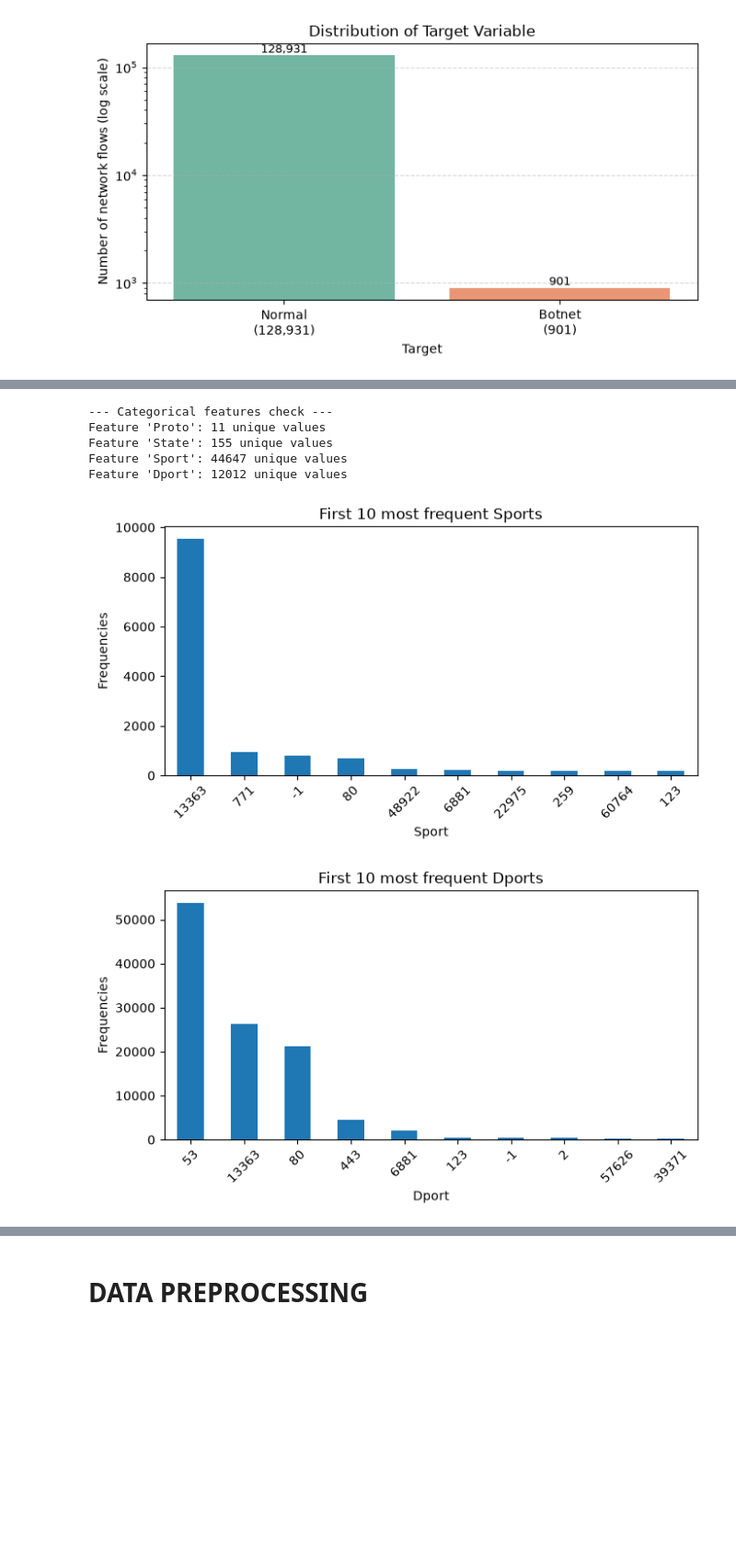
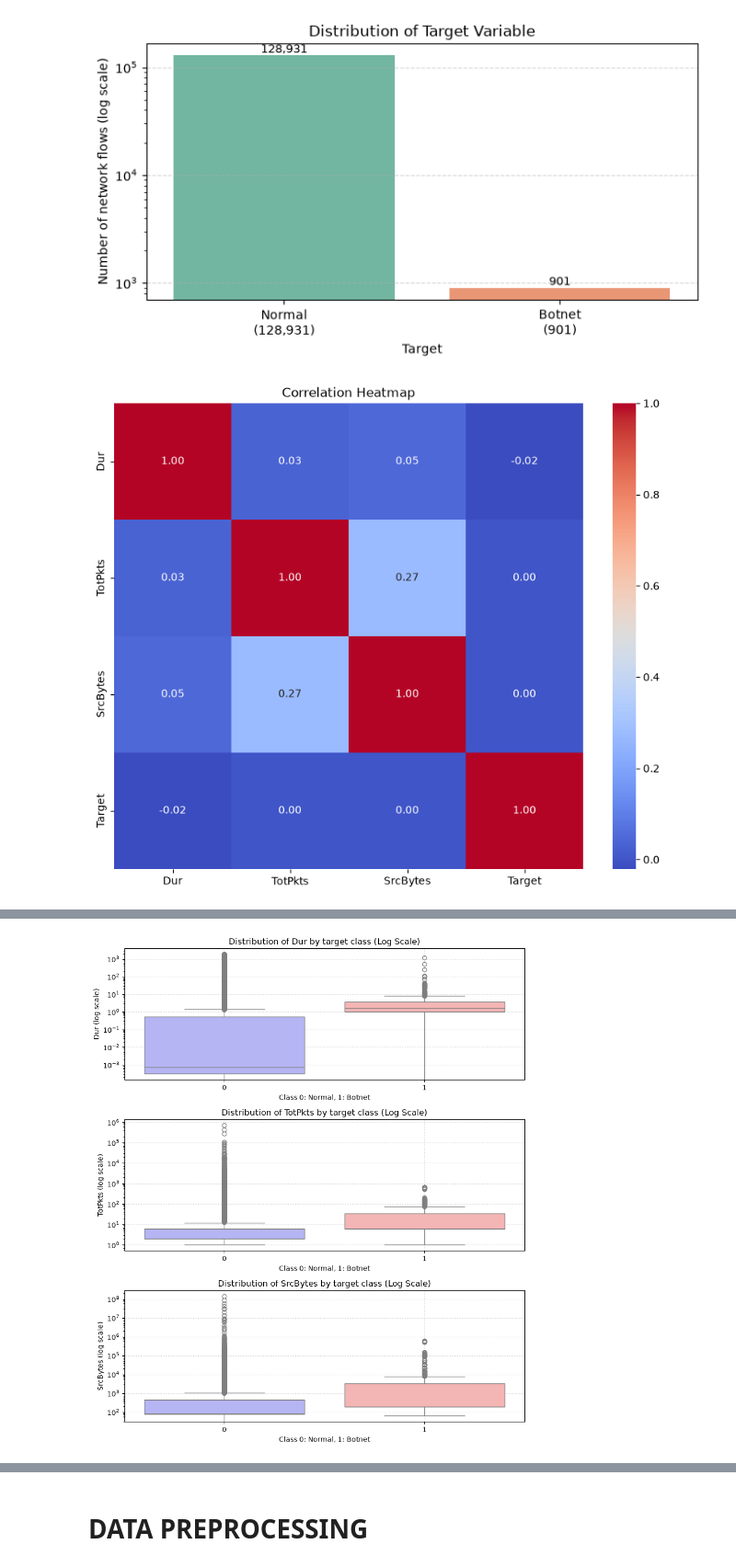
Before and after one commit to andco95/AI4C-25-26, a Jupyter notebook: notebooks/AI4C_Project.ipynb, the cells around one changed output, grey strips where cells are left out. Shown at 92% size. Drawn from its saved outputs; the diff is of its cells as text; code cells hidden in the pictures; blank space fills up the shorter version.

```diff
--- a/notebooks/AI4C_Project.ipynb
+++ b/notebooks/AI4C_Project.ipynb
@@ -146,11 +141,18 @@ Class 0 (Normal/Background): 128,931 (99.31%)
 Class 1 (Botnet): 901 (0.69%)
 [figure]
 # %%
-numerical_features = ['Dur', 'TotPkts', 'TotBytes', 'SrcBytes']
+numerical_features = ['Dur', 'TotPkts', 'SrcBytes']
 
 #numerical features conversion, coerce to Nan if conversion fails
 for col in numerical_features:
   df[col] = pd.to_numeric(df[col], errors='coerce')
+
+#heatmap correlation matrix
+plt.figure(figsize=(10, 8))
+sns.heatmap(
+    df[['Dur', 'TotPkts', 'SrcBytes', 'Target']].corr(), annot=True, cmap='coolwarm', fmt='.2f',)
+plt.title('Correlation Heatmap')
+plt.show()
 
 if numerical_features:
   #descriptive statistics confrontation by target class
@@ -176,59 +178,8 @@ if numerical_features:
   #set layout to avoid overlapping
   plt.tight_layout()
   plt.show()
-
-#categorical features check
-categorical_features = ['Proto', 'State', 'Sport', 'Dport']
-if categorical_features:
-  print("\n--- Categorical features check ---")
-  for col in categorical_features:
-    number_unique = df[col].nunique()
-    print(f"Feature '{col}': {number_unique} unique values")
-
-#decimal conversion Sport and Dport
-for col in ['Sport', 'Dport']:
-  df[col] = df[col].replace(r'^\s*$', np.nan, regex=True) #replace empty strings with NaN
-
-  df[col] = df[col].apply(
-    lambda x: (int(str(x), 16)
-    if pd.notna(x) and str(x).strip().lower().startswith('0x')
-    else x
-    )
-  )
-
-  df[col] = pd.to_numeric(df[col], errors='coerce') #convert to numeric, coerce errors to NaN
-  df[col] = df[col].fillna(-1).astype(int).astype(str) #replace NaN with -1, conversion to str
-
-#frequency visualization
-Sport_frequency = df["Sport"].value_counts().head(10)
-Dport_frequency = df["Dport"].value_counts().head(10)
-
-#barplot Sport frequency
-plt.figure(figsize=(7, 4))
-Sport_frequency.plot(kind="bar")
-
-plt.xlabel("Sport")
-plt.ylabel("Frequencies")
-plt.title("First 10 most frequent Sports")
-plt.xticks(rotation=45)
-
-#set layout to avoid overlapping
-plt.tight_layout()
-plt.show()
-
-#barplot Dport frequency
-plt.figure(figsize=(7, 4))
-Dport_frequency.plot(kind="bar")
-
-plt.xlabel("Dport")
-plt.ylabel("Frequencies")
-plt.title("First 10 most frequent Dports")
-plt.xticks(rotation=45)
-
-#set layout to avoid overlapping
-plt.tight_layout()
-plt.show()
 # %% [output]
+[figure, new version]
 --- Comparative dscriptive statistics ---
 Target                      0              1
 Dur      median  7.190000e-04       1.592649
@@ -251,7 +197 @@ SrcBytes median  8.100000e+01     186.000000
---- Categorical features check ---
-Feature 'Proto': 11 unique values
-Feature 'State': 155 unique values
-Feature 'Sport': 44647 unique values
-Feature 'Dport': 12012 unique values
-[figure, old version]
+[figure, new version]
-[figure, removed]
```
Also changed, not shown: parts of 11 cells of this notebook.
